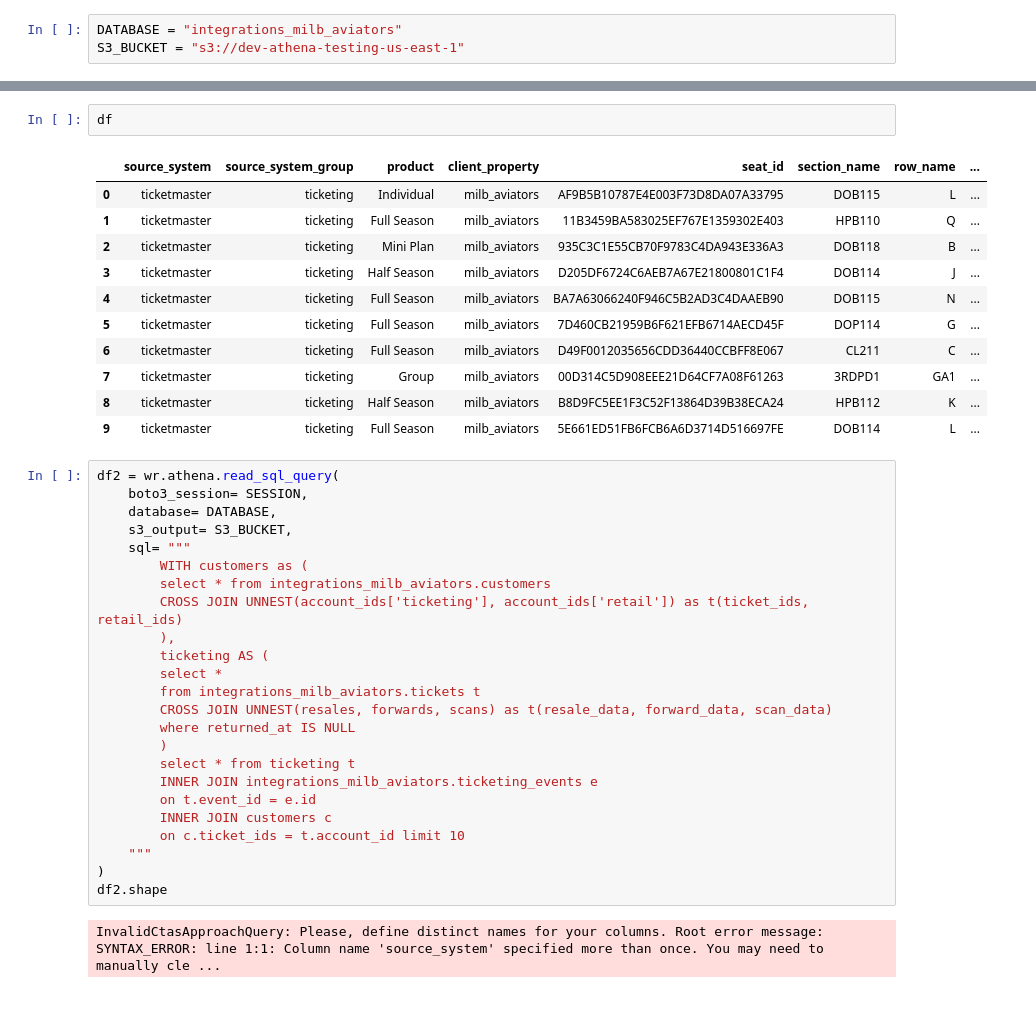
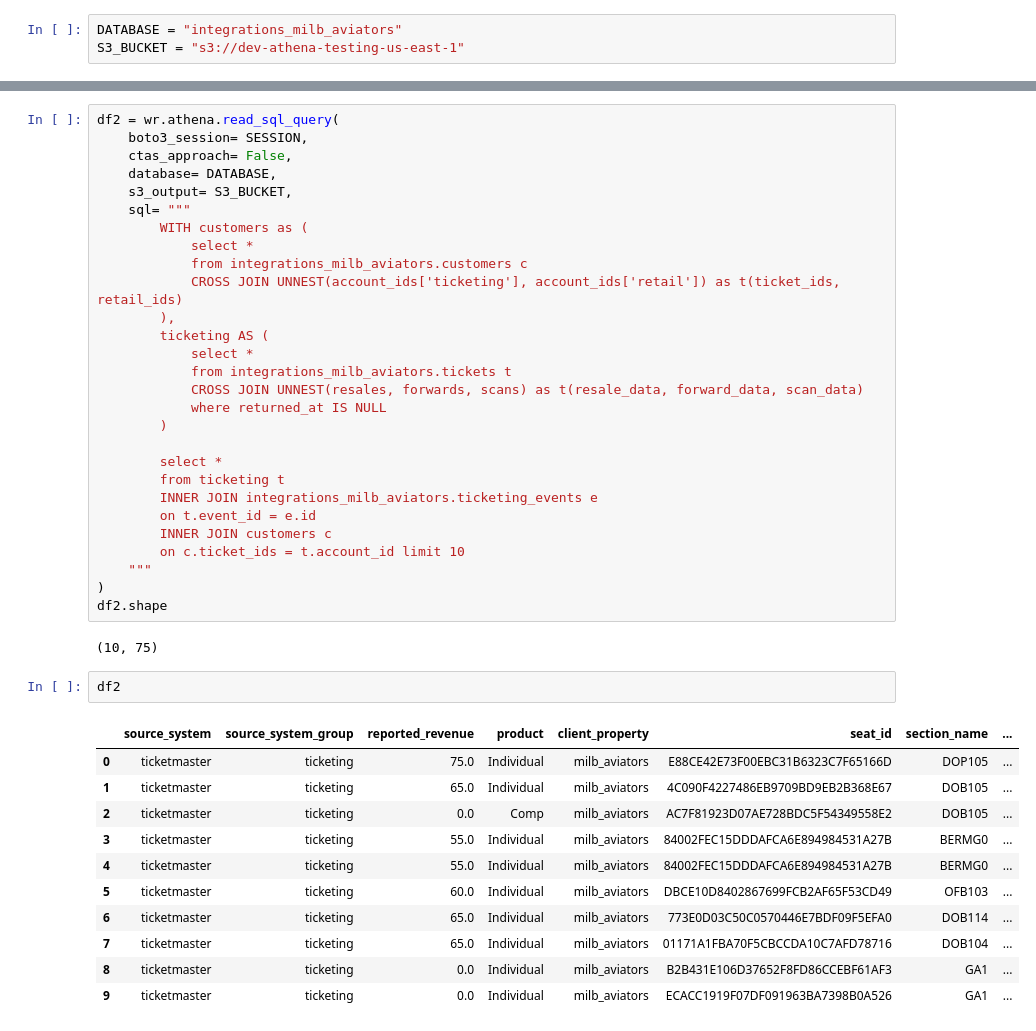
Before and after one commit to ryankazmerik/data-sci, a Jupyter notebook: sandbox/ryan sandbox/Athena Workbench.ipynb, the cells around one changed output, grey strips where cells are left out. Drawn from its saved outputs; the diff is of its cells as text; blank space fills up the shorter version.

Commit message:
Trev query working

```diff
--- a/sandbox/ryan sandbox/Athena Workbench.ipynb
+++ b/sandbox/ryan sandbox/Athena Workbench.ipynb
@@ -28,34 +16,24 @@ df.shape
-# %%
-df
-# %% [output]
-|  | source_system | source_system_group | product | client_property | seat_id | section_name | row_name | ... |
-| 0 | ticketmaster | ticketing | Individual | milb_aviators | AF9B5B10787E4E003F73D8DA07A33795 | DOB115 | L | ... |
-| 1 | ticketmaster | ticketing | Full Season | milb_aviators | 11B3459BA583025EF767E1359302E403 | HPB110 | Q | ... |
-| 2 | ticketmaster | ticketing | Mini Plan | milb_aviators | 935C3C1E55CB70F9783C4DA943E336A3 | DOB118 | B | ... |
-| 3 | ticketmaster | ticketing | Half Season | milb_aviators | D205DF6724C6AEB7A67E21800801C1F4 | DOB114 | J | ... |
-| 4 | ticketmaster | ticketing | Full Season | milb_aviators | BA7A63066240F946C5B2AD3C4DAAEB90 | DOB115 | N | ... |
-| 5 | ticketmaster | ticketing | Full Season | milb_aviators | 7D460CB21959B6F621EFB6714AECD45F | DOP114 | G | ... |
-| 6 | ticketmaster | ticketing | Full Season | milb_aviators | D49F0012035656CDD36440CCBFF8E067 | CL211 | C | ... |
-| 7 | ticketmaster | ticketing | Group | milb_aviators | 00D314C5D908EEE21D64CF7A08F61263 | 3RDPD1 | GA1 | ... |
-| 8 | ticketmaster | ticketing | Half Season | milb_aviators | B8D9FC5EE1F3C52F13864D39B38ECA24 | HPB112 | K | ... |
-| 9 | ticketmaster | ticketing | Full Season | milb_aviators | 5E661ED51FB6FCB6A6D3714D516697FE | DOB114 | L | ... |
 # %%
 df2 = wr.athena.read_sql_query(
     boto3_session= SESSION,
+    ctas_approach= False,
     database= DATABASE,
     s3_output= S3_BUCKET,
     sql= """
         WITH customers as (
-        select * from integrations_milb_aviators.customers
-        CROSS JOIN UNNEST(account_ids['ticketing'], account_ids['retail']) as t(ticket_ids, retail_ids)
+            select *
+            from integrations_milb_aviators.customers c
+            CROSS JOIN UNNEST(account_ids['ticketing'], account_ids['retail']) as t(ticket_ids, retail_ids)
         ),
         ticketing AS (
+            select *
+            from integrations_milb_aviators.tickets t
+            CROSS JOIN UNNEST(resales, forwards, scans) as t(resale_data, forward_data, scan_data)
+            where returned_at IS NULL
+        )
+
         select *
-        from integrations_milb_aviators.tickets t
-        CROSS JOIN UNNEST(resales, forwards, scans) as t(resale_data, forward_data, scan_data)
-        where returned_at IS NULL
-        )
-        select * from ticketing t
+        from ticketing t
         INNER JOIN integrations_milb_aviators.ticketing_events e
         on t.event_id = e.id
         INNER JOIN customers c
@@ -64,4 +42,18 @@ df2 = wr.athena.read_sql_query(
 )
 df2.shape
 # %% [output]
-InvalidCtasApproachQuery: Please, define distinct names for your columns. Root error message: SYNTAX_ERROR: line 1:1: Column name 'source_system' specified more than once. You may need to manually cle ...
+(10, 75)
+# %%
+df2
+# %% [output]
+|  | source_system | source_system_group | reported_revenue | product | client_property | seat_id | section_name | ... |
+| 0 | ticketmaster | ticketing | 75.0 | Individual | milb_aviators | E88CE42E73F00EBC31B6323C7F65166D | DOP105 | ... |
+| 1 | ticketmaster | ticketing | 65.0 | Individual | milb_aviators | 4C090F4227486EB9709BD9EB2B368E67 | DOB105 | ... |
+| 2 | ticketmaster | ticketing | 0.0 | Comp | milb_aviators | AC7F81923D07AE728BDC5F54349558E2 | DOB105 | ... |
+| 3 | ticketmaster | ticketing | 55.0 | Individual | milb_aviators | 84002FEC15DDDAFCA6E894984531A27B | BERMG0 | ... |
+| 4 | ticketmaster | ticketing | 55.0 | Individual | milb_aviators | 84002FEC15DDDAFCA6E894984531A27B | BERMG0 | ... |
+| 5 | ticketmaster | ticketing | 60.0 | Individual | milb_aviators | DBCE10D8402867699FCB2AF65F53CD49 | OFB103 | ... |
+| 6 | ticketmaster | ticketing | 65.0 | Individual | milb_aviators | 773E0D03C50C0570446E7BDF09F5EFA0 | DOB114 | ... |
+| 7 | ticketmaster | ticketing | 65.0 | Individual | milb_aviators | 01171A1FBA70F5CBCCDA10C7AFD78716 | DOB104 | ... |
+| 8 | ticketmaster | ticketing | 0.0 | Individual | milb_aviators | B2B431E106D37652F8FD86CCEBF61AF3 | GA1 | ... |
+| 9 | ticketmaster | ticketing | 0.0 | Individual | milb_aviators | ECACC1919F07DF091963BA7398B0A526 | GA1 | ... |
```
Also changed, not shown: parts of 1 cell of this notebook.
